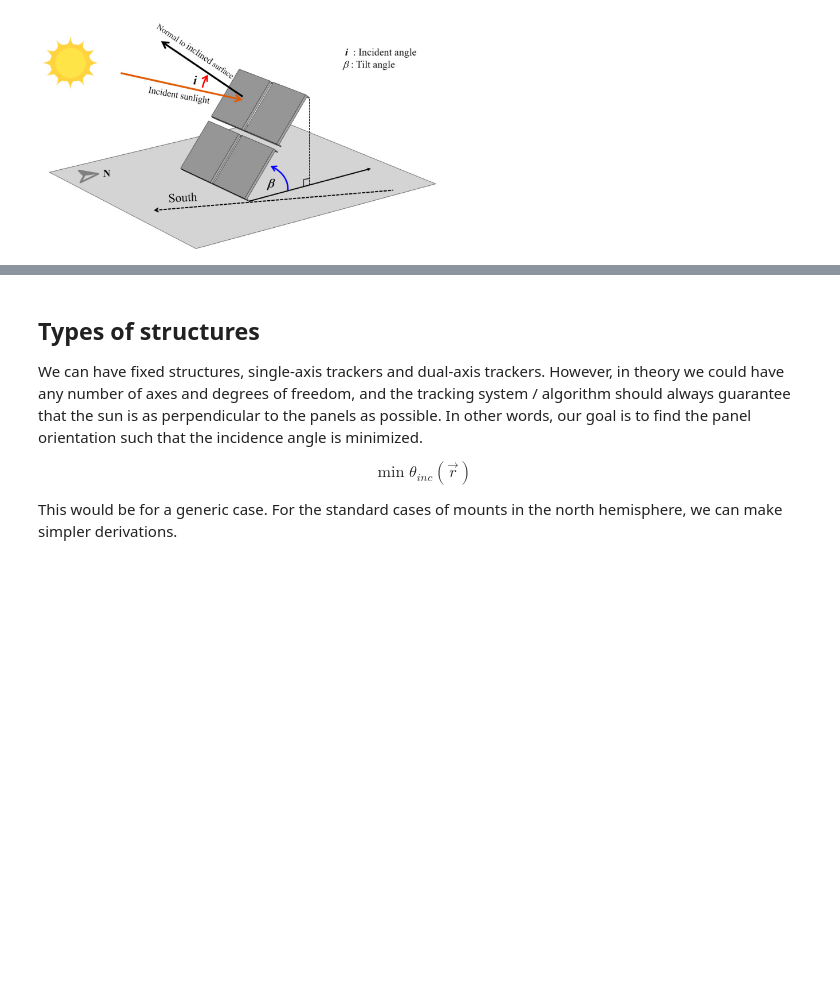
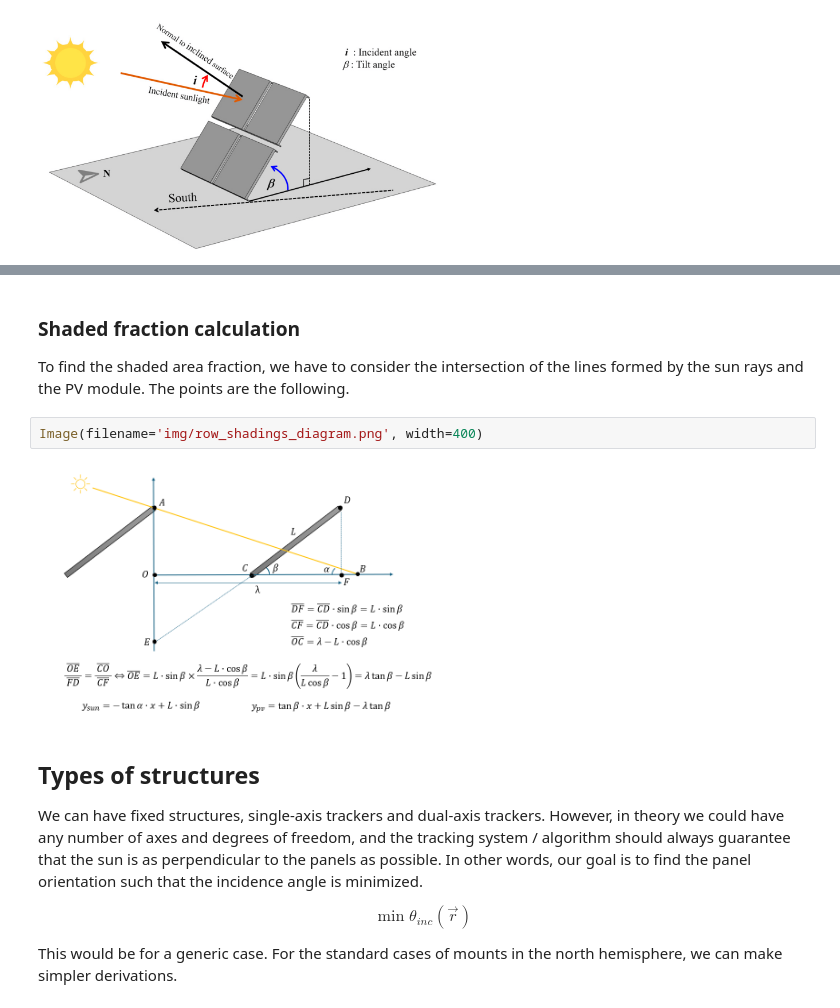
Before and after one commit to pedrodamas1/Shadow-Casting, a Jupyter notebook: formulation.ipynb, the cells around one changed output, grey strips where cells are left out. Cells and saved outputs as stored; diff of their text form; blank space fills up the shorter version.

```diff
--- a/formulation.ipynb
+++ b/formulation.ipynb
@@ -134,3 +171,11 @@ print(angle)
+# %% [markdown]
+### Shaded fraction calculation
+
+To find the shaded area fraction, we have to consider the intersection of the lines formed by the sun rays and the PV module. The points are the following.
+# %%
+Image(filename='img/row_shadings_diagram.png', width=400)
+# %% [output]
+[figure, added]
 # %% [markdown]
 ## Types of structures
 
```
Also changed, not shown: parts of 4 cells of this notebook, 3 other files.
